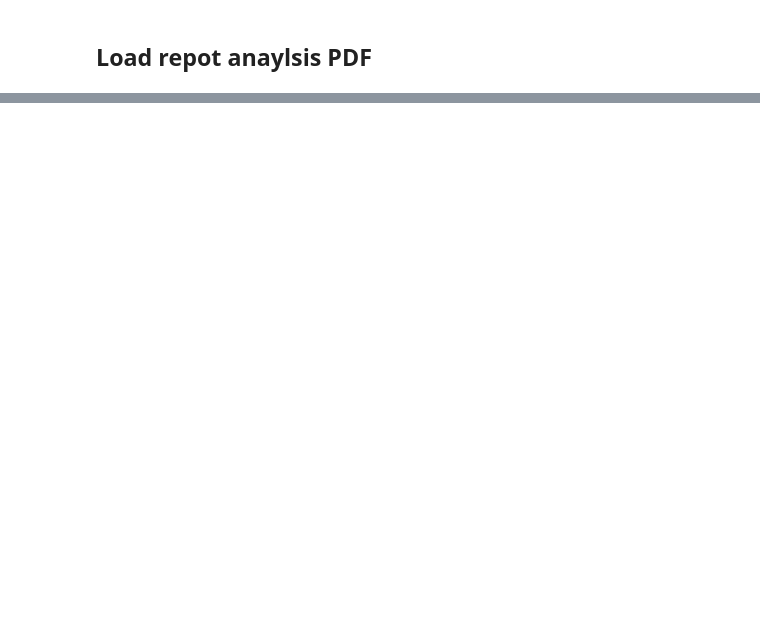
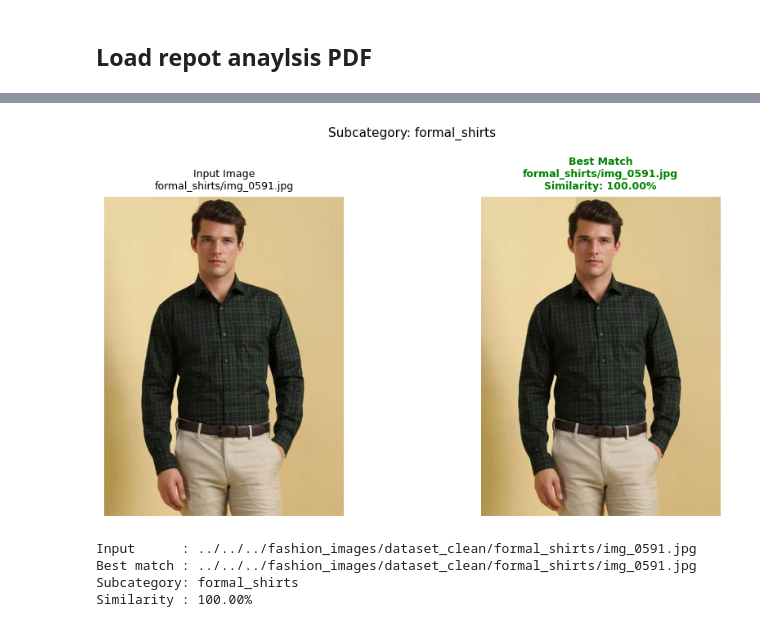
Before and after one commit to Mipjeiger/Fashion-recommendation-RAG-Finetuing-LLM-ML-Engineer-end-to-end, a Jupyter notebook: pipelines/ai_engineer/LLM/llm_integration.ipynb, the cells around one changed output, grey strips where cells are left out. Saved outputs shown, nothing was run; the diff lists cells and outputs as text; code cells hidden in the pictures; blank space fills up the shorter version.

```diff
--- a/pipelines/ai_engineer/LLM/llm_integration.ipynb
+++ b/pipelines/ai_engineer/LLM/llm_integration.ipynb
@@ -406,0 +527,74 @@ render_report(pages)
+# %%
+from difflib import SequenceMatcher
+from pathlib import Path
+import os, random
+
+def image_path_similarity(image_path, df_merged):
+    """Match input image against df_merged using FULL path (folder + filename)"""
+    best_match    = None
+    highest_ratio = 0
+
+    input_path   = str(image_path)
+    input_folder = Path(image_path).parent.name   # e.g. 'formal_shirts'
+    input_name   = Path(image_path).name           # e.g. 'img_1169.jpg'
+
+    for _, row in df_merged.iterrows():
+        df_path   = str(row['image_path'])
+        df_folder = Path(df_path).parent.name      # e.g. 'formal_shirts'
+        df_name   = Path(df_path).name             # e.g. 'img_1169.jpg'
+
+        # ── Match: folder (subcategory) + filename BOTH must align ──
+        ratio_folder = SequenceMatcher(None, input_folder, df_folder).ratio()
+        ratio_name   = SequenceMatcher(None, input_name,   df_name).ratio()
+
+        # Weight folder match higher to avoid cross-category false positives
+        weighted = (ratio_folder * 0.7) + (ratio_name * 0.3)
+
+        if weighted > highest_ratio:
+            highest_ratio = weighted
+            best_match    = row
+
+    # ── Display ───────────────────────────────────────────────
+    if best_match is not None:
+        score = highest_ratio * 100
+        color = 'green' if score >= 70 else 'orange' if score >= 40 else 'red'
+
+        fig, axes = plt.subplots(1, 2, figsize=(10, 5))
+
+        axes[0].imshow(Image.open(image_path))
+        axes[0].set_title(
+            f"Input Image\n{input_folder}/{input_name}",
+            fontsize=9
+        )
+        axes[0].axis('off')
+
+        axes[1].imshow(Image.open(best_match['image_path']))
+        axes[1].set_title(
+            f"Best Match\n{Path(best_match['image_path']).parent.name}/{Path(best_match['image_path']).name}\n"
+            f"Similarity: {score:.2f}%",
+            fontsize=9, color=color, fontweight='bold'
+        )
+        axes[1].axis('off')
+
+        plt.suptitle(f"Subcategory: {best_match['subcategory']}", fontsize=11)
+        plt.tight_layout()
+        plt.show()
+
+    return best_match, highest_ratio
+
+
+# ── Example usage ─────────────────────────────────────────────
+PATH_IMAGES     = Path("../../../fashion_images/dataset_clean")
+test_image_path = str(random.choice(list(PATH_IMAGES.rglob("*.jpg"))))
+
+best_match, similarity = image_path_similarity(test_image_path, df_merged)
+print(f"Input      : {test_image_path}")
+print(f"Best match : {best_match['image_path']}")
+print(f"Subcategory: {best_match['subcategory']}")
+print(f"Similarity : {similarity * 100:.2f}%")
+# %% [output]
+[figure, added]
+Input      : ../../../fashion_images/dataset_clean/formal_shirts/img_0591.jpg
+Best match : ../../../fashion_images/dataset_clean/formal_shirts/img_0591.jpg
+Subcategory: formal_shirts
+Similarity : 100.00%
```
Also changed, not shown: parts of 17 cells of this notebook, 1 other file.
